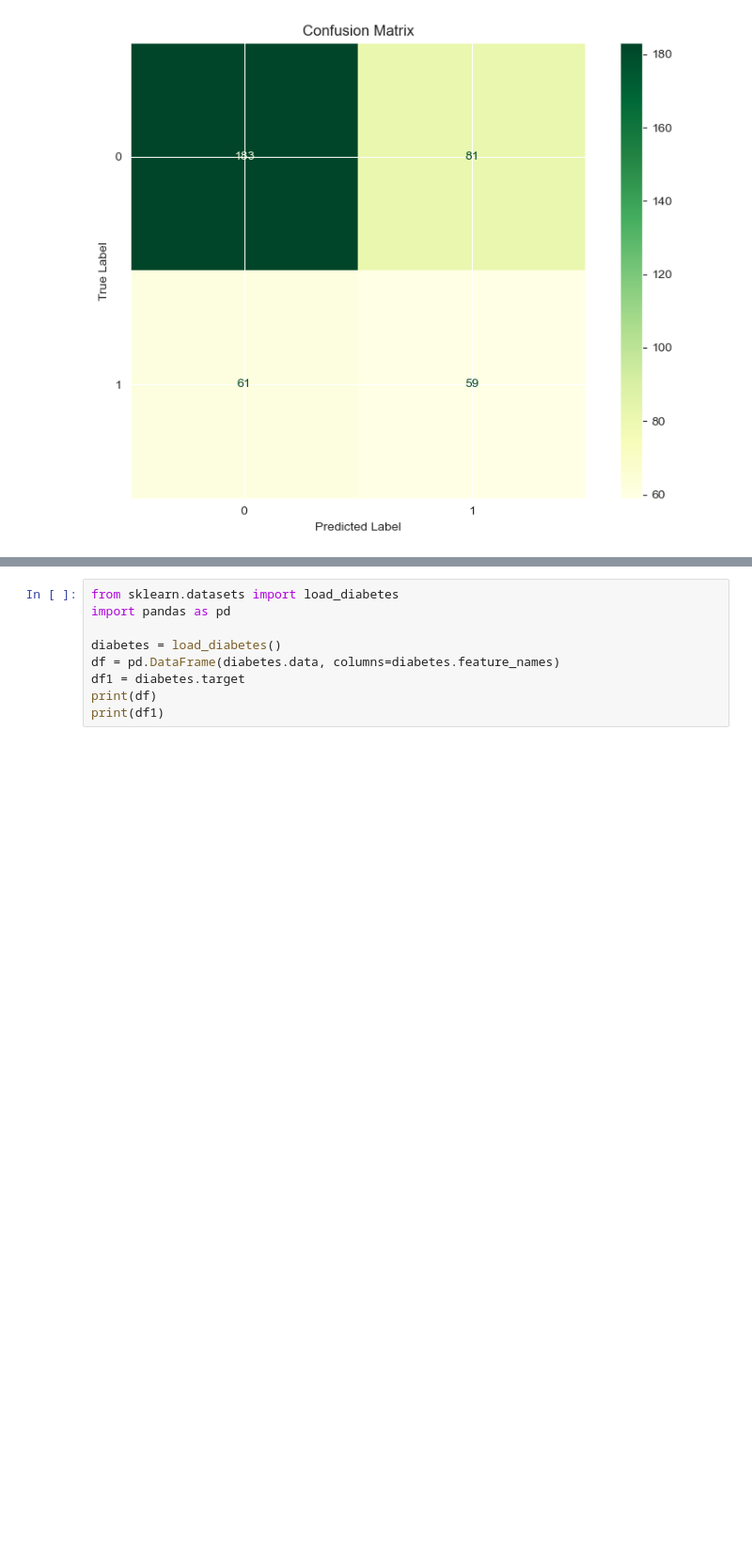
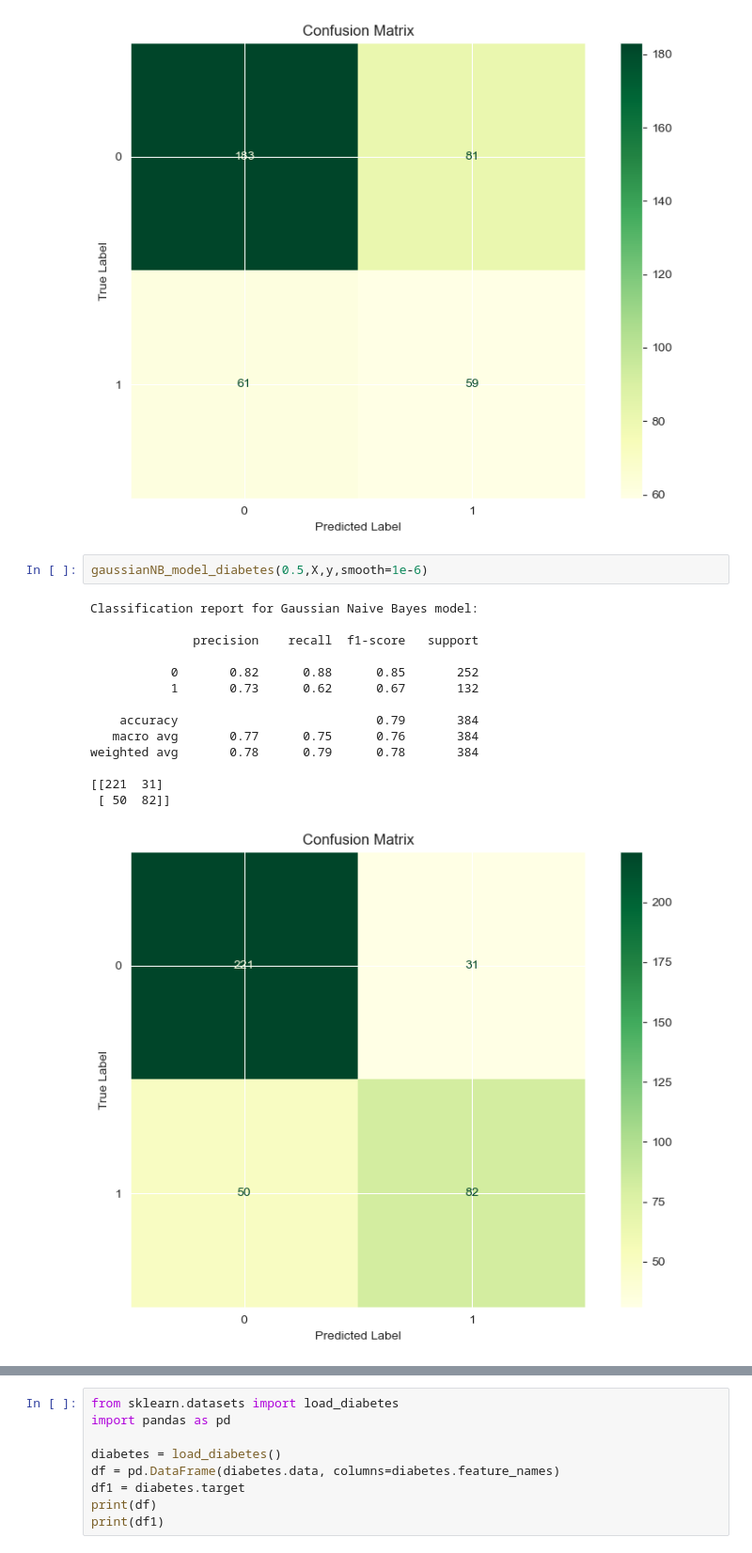
Before and after one commit to ayanokoji024/friendly-potato, a Jupyter notebook: Diabetes_Dataset_ML_Lab_Assignment_1_020.ipynb, the cells around one changed output, grey strips where cells are left out. Shown: that part at 94% size. Cells and saved outputs as stored; diff of their text form; blank space fills up the shorter version.

```diff
--- a/Diabetes_Dataset_ML_Lab_Assignment_1_020.ipynb
+++ b/Diabetes_Dataset_ML_Lab_Assignment_1_020.ipynb
@@ -243,3 +243,20 @@ weighted avg       0.65      0.63      0.64       384
 [[183  81]
  [ 61  59]]
 [figure]
+# %%
+gaussianNB_model_diabetes(0.5,X,y,smooth=1e-6)
+# %% [output]
+Classification report for Gaussian Naive Bayes model:
+
+              precision    recall  f1-score   support
+
+           0       0.82      0.88      0.85       252
+           1       0.73      0.62      0.67       132
+
+    accuracy                           0.79       384
+   macro avg       0.77      0.75      0.76       384
+weighted avg       0.78      0.79      0.78       384
+
+[[221  31]
+ [ 50  82]]
+[figure, added]
```
Also changed, not shown: parts of 2 cells of this notebook, 1 other file.
